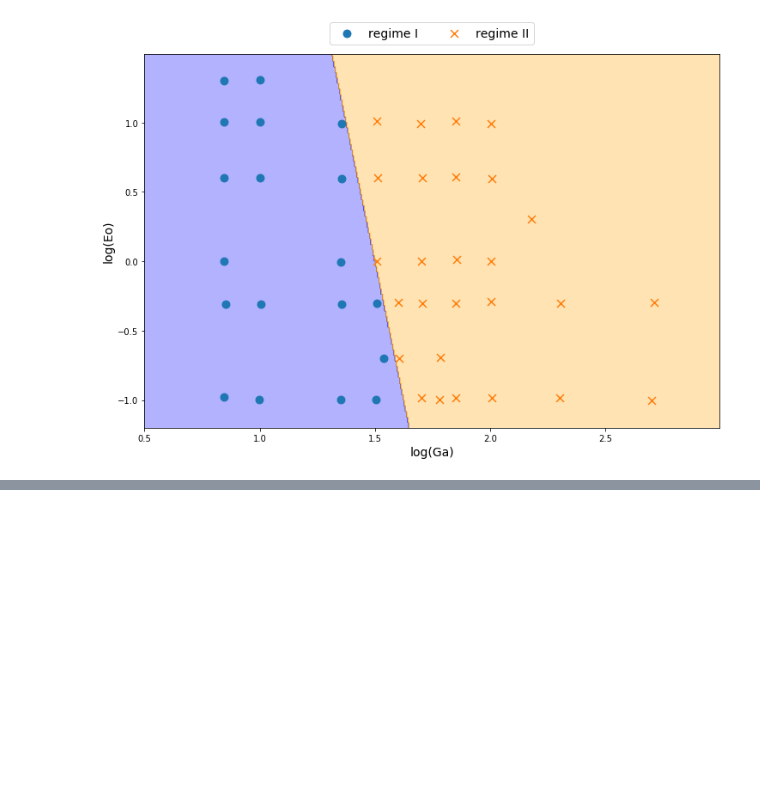
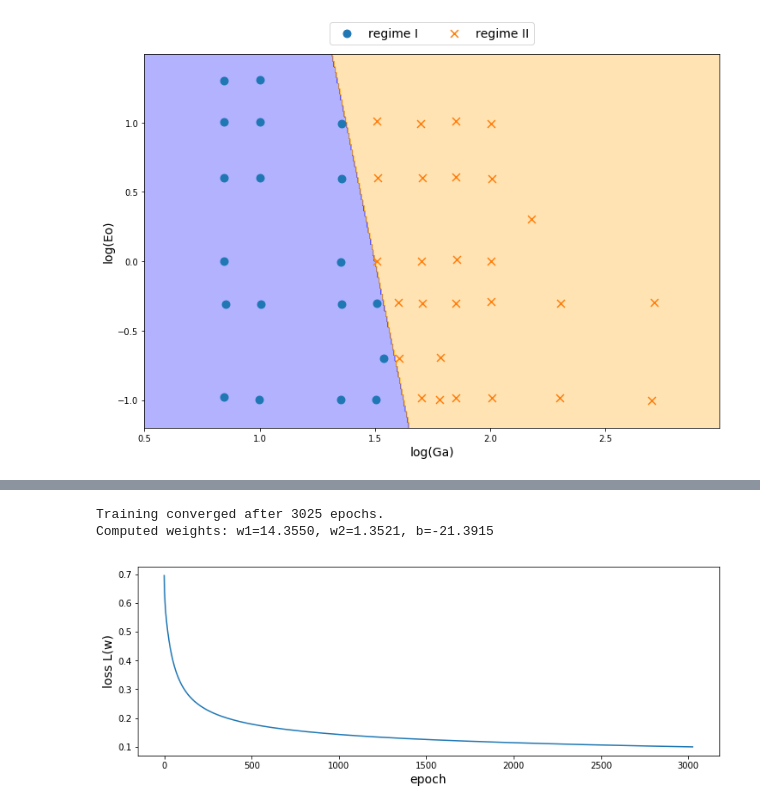
Before and after one commit to AndreWeiner/machine-learning-applied-to-cfd, a Jupyter notebook: notebooks/path_regime_classification.ipynb, the cells around one changed output, grey strips where cells are left out. Saved outputs shown, nothing was run; the diff lists cells and outputs as text; code cells hidden in the pictures; blank space fills up the shorter version.

```diff
--- a/notebooks/path_regime_classification.ipynb
+++ b/notebooks/path_regime_classification.ipynb
@@ -251,0 +372,45 @@ To overcome the convergence issues we need a contineous loss function. it to adv
+# %%
+class LogClassifier():
+    def __init__(self, eta=1.0, epochs=10000):
+        self.eta_ = eta
+        self.epochs_ = epochs
+        self.weights_ = np.random.rand(3)
+        self.loss_ = []
+
+    def train(self, X, y):
+        for e in range(self.epochs_):
+            self.weights_ += self.eta_ * self.lossGradient(X, y)
+            self.loss_.append(self.loss(X, y))
+            if self.loss_[-1] < 0.1:
+                print("Training converged after {} epochs.".format(e))
+                break
+
+    def loss(self, X, y):
+        logProb = y * np.log(self.probability(X)) + (1.0 - y) * np.log(1.0 - self.probability(X))
+        return - np.mean(logProb)
+
+    def lossGradient(self, X, y):
+        return np.concatenate((X, np.ones((X.shape[0], 1))), axis=1).T.dot(y - self.probability(X)) / X.shape[0]
+
+    def probability(self, X):
+        z = np.dot(np.concatenate((X, np.ones((X.shape[0], 1))), axis=1), self.weights_)
+        return 1.0 / (1.0 + np.exp(-z))
+
+    def predict(self, X):
+        return np.heaviside(self.probability(X) - 0.5, 0.0)
+# %%
+classifier = LogClassifier()
+classifier.train(X, y)
+print("Computed weights: w1={:.4f}, w2={:.4f}, b={:.4f}".format(classifier.weights_[0], classifier.weights_[1], classifier.weights_[2]))
+# %% [output]
+Training converged after 3025 epochs.
+Computed weights: w1=14.3550, w2=1.3521, b=-21.3915
+# %%
+# plot loss over epochs
+plt.figure(figsize=(12, 4))
+plt.plot(range(len(classifier.loss_)), classifier.loss_)
+plt.xlabel(r"epoch", fontsize=fontsize)
+plt.ylabel(r"loss L(w)", fontsize=fontsize)
+plt.show()
+# %% [output]
+[figure, added]
```
Also changed, not shown: parts of 20 cells of this notebook, 2 other files.
